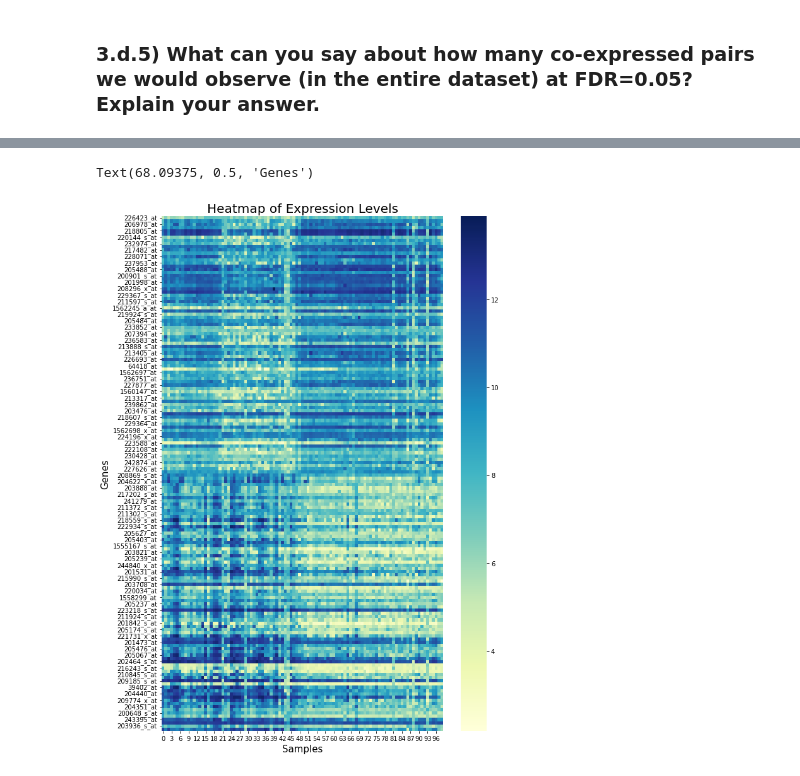
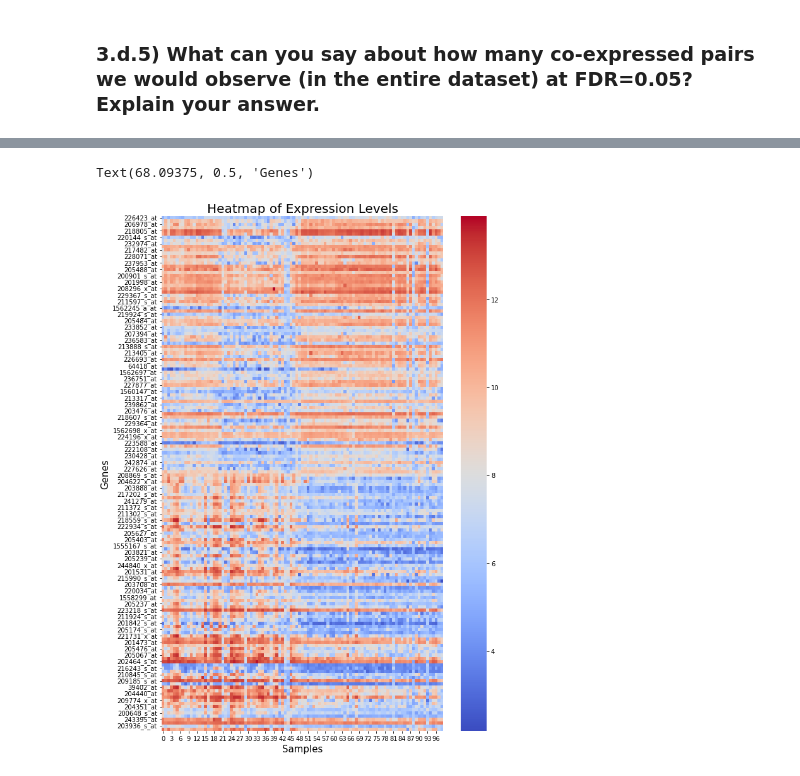
Before and after one commit to RoyR-IDC/StatisticsAndDataAnalysis, a Jupyter notebook: hw4/203972922_201312907-Copy1.ipynb, the cells around one changed output, grey strips where cells are left out. Cells and saved outputs as stored; diff of their text form; code cells hidden in the pictures.

```diff
--- a/hw4/203972922_201312907-Copy1.ipynb
+++ b/hw4/203972922_201312907-Copy1.ipynb
@@ -867,30 +873,22 @@ dtype: object
 # %%
-"""
-e.3
-Heatmap
-Draw a heatmap representation of the expression values of
-the genes in D (from 3d), across the entire cohort (all
-samples). Order the genes and the samples to produce the
-maximal visual effect.
-"""
 over = df[over_significant_df.index]
 under = df[under_significant_df.index]
 
 H_over = over.T[df[df['Class'] == 'H'].index]
 H_under = under.T[df[df['Class'] == 'H'].index]
 
 M_over = over.T[df[df['Class'] == 'M'].index]
 M_under = under.T[df[df['Class'] == 'M'].index]
 
 upper_genes = pd.concat([M_under, H_under], axis=1, ignore_index=True)
 lower_genes = pd.concat([M_over, H_over], axis=1, ignore_index=True)
 all_genes = pd.concat([upper_genes, lower_genes])
 
 plt.figure(figsize = (10, 15))
-sns.heatmap(all_genes, cmap="YlGnBu")
+sns.heatmap(all_genes, cmap="coolwarm")
 plt.title('Heatmap of Expression Levels', fontsize=20)
 plt.xlabel('Samples', fontsize=15)
 plt.ylabel('Genes', fontsize=15)
 # %% [output]
 Text(68.09375, 0.5, 'Genes')
-[figure, old version]
+[figure, new version]
```
Also changed, not shown: parts of 39 cells of this notebook.
